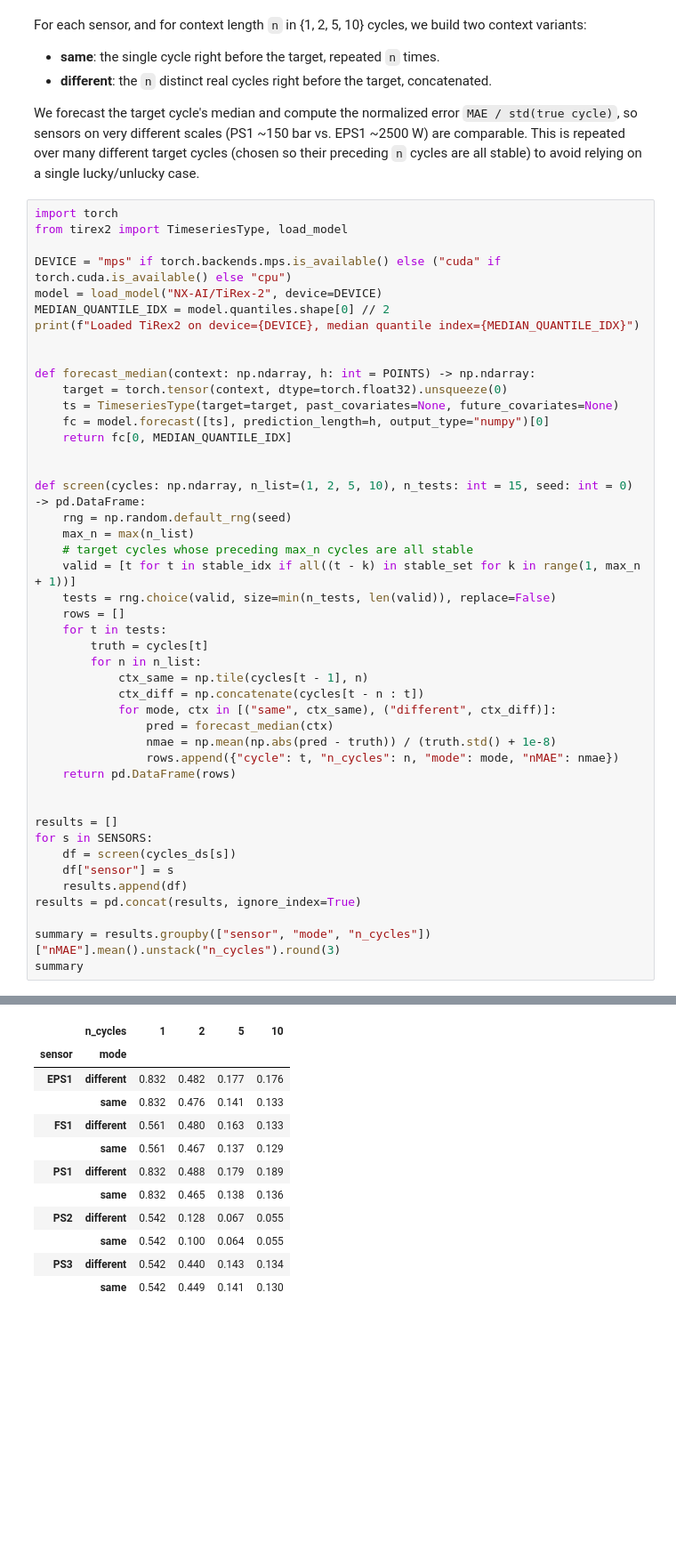
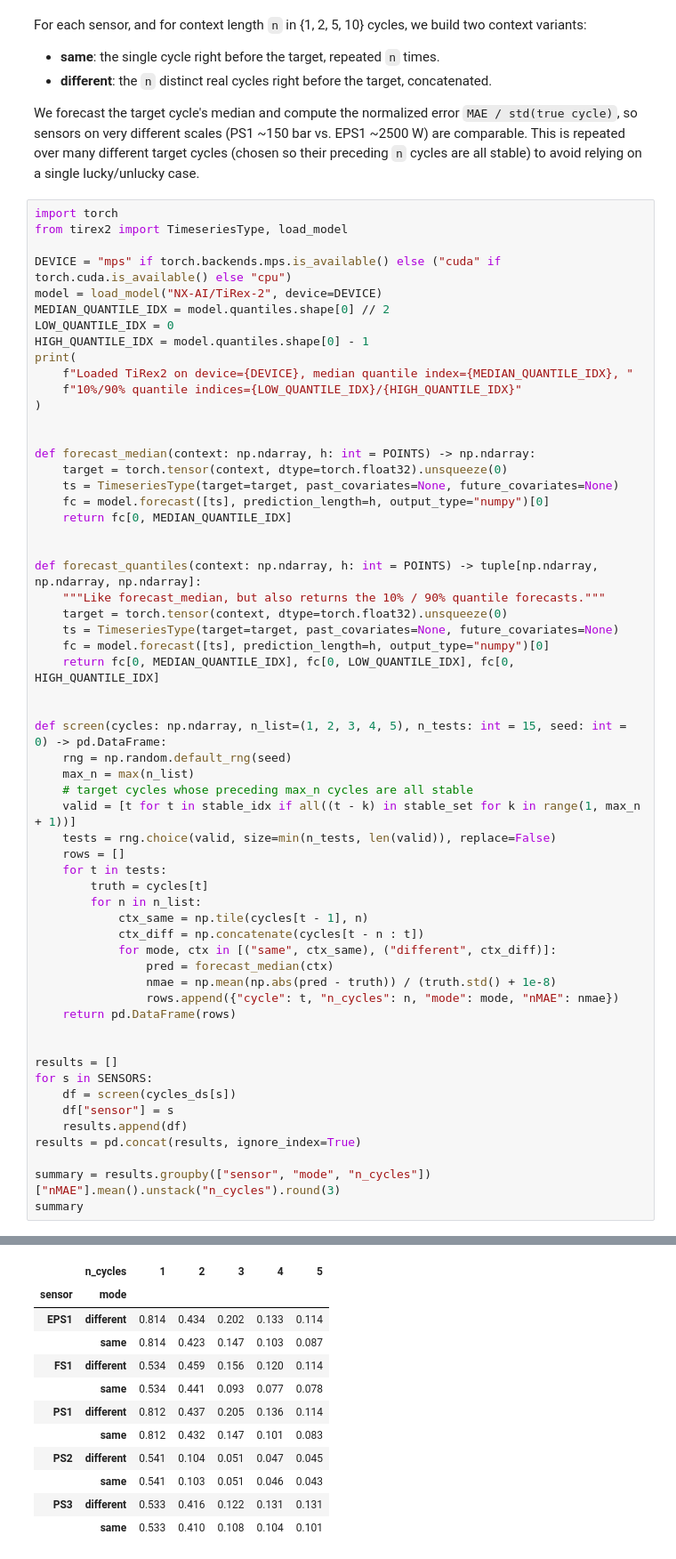
Before and after one commit to uruthia/tirex2_in-context, a Jupyter notebook: 03_sensor_screening.ipynb, the cells around one changed output, grey strips where cells are left out. Shown at 89% size. Drawn from its saved outputs; the diff is of its cells as text; blank space fills up the shorter version.

```diff
--- a/03_sensor_screening.ipynb
+++ b/03_sensor_screening.ipynb
@@ -100,7 +100,12 @@ from tirex2 import TimeseriesType, load_model
 DEVICE = "mps" if torch.backends.mps.is_available() else ("cuda" if torch.cuda.is_available() else "cpu")
 model = load_model("NX-AI/TiRex-2", device=DEVICE)
 MEDIAN_QUANTILE_IDX = model.quantiles.shape[0] // 2
-print(f"Loaded TiRex2 on device={DEVICE}, median quantile index={MEDIAN_QUANTILE_IDX}")
+LOW_QUANTILE_IDX = 0
+HIGH_QUANTILE_IDX = model.quantiles.shape[0] - 1
+print(
+    f"Loaded TiRex2 on device={DEVICE}, median quantile index={MEDIAN_QUANTILE_IDX}, "
+    f"10%/90% quantile indices={LOW_QUANTILE_IDX}/{HIGH_QUANTILE_IDX}"
+)
 
 
 def forecast_median(context: np.ndarray, h: int = POINTS) -> np.ndarray:
@@ -110,7 +115,15 @@ def forecast_median(context: np.ndarray, h: int = POINTS) -> np.ndarray:
     return fc[0, MEDIAN_QUANTILE_IDX]
 
 
-def screen(cycles: np.ndarray, n_list=(1, 2, 5, 10), n_tests: int = 15, seed: int = 0) -> pd.DataFrame:
+def forecast_quantiles(context: np.ndarray, h: int = POINTS) -> tuple[np.ndarray, np.ndarray, np.ndarray]:
+    """Like forecast_median, but also returns the 10% / 90% quantile forecasts."""
+    target = torch.tensor(context, dtype=torch.float32).unsqueeze(0)
+    ts = TimeseriesType(target=target, past_covariates=None, future_covariates=None)
+    fc = model.forecast([ts], prediction_length=h, output_type="numpy")[0]
+    return fc[0, MEDIAN_QUANTILE_IDX], fc[0, LOW_QUANTILE_IDX], fc[0, HIGH_QUANTILE_IDX]
+
+
+def screen(cycles: np.ndarray, n_list=(1, 2, 3, 4, 5), n_tests: int = 15, seed: int = 0) -> pd.DataFrame:
     rng = np.random.default_rng(seed)
     max_n = max(n_list)
     # target cycles whose preceding max_n cycles are all stable
@@ -143,15 +156,15 @@ Loaded TiRex2 on device=mps, median quantile index=4
-|  | n_cycles | 1 | 2 | 5 | 10 |
-| sensor | mode |  |  |  |  |
-| EPS1 | different | 0.832 | 0.482 | 0.177 | 0.176 |
-|  | same | 0.832 | 0.476 | 0.141 | 0.133 |
-| FS1 | different | 0.561 | 0.480 | 0.163 | 0.133 |
-|  | same | 0.561 | 0.467 | 0.137 | 0.129 |
-| PS1 | different | 0.832 | 0.488 | 0.179 | 0.189 |
-|  | same | 0.832 | 0.465 | 0.138 | 0.136 |
-| PS2 | different | 0.542 | 0.128 | 0.067 | 0.055 |
-|  | same | 0.542 | 0.100 | 0.064 | 0.055 |
-| PS3 | different | 0.542 | 0.440 | 0.143 | 0.134 |
-|  | same | 0.542 | 0.449 | 0.141 | 0.130 |
+|  | n_cycles | 1 | 2 | 3 | 4 | 5 |
+| sensor | mode |  |  |  |  |  |
+| EPS1 | different | 0.814 | 0.434 | 0.202 | 0.133 | 0.114 |
+|  | same | 0.814 | 0.423 | 0.147 | 0.103 | 0.087 |
+| FS1 | different | 0.534 | 0.459 | 0.156 | 0.120 | 0.114 |
+|  | same | 0.534 | 0.441 | 0.093 | 0.077 | 0.078 |
+| PS1 | different | 0.812 | 0.437 | 0.205 | 0.136 | 0.114 |
+|  | same | 0.812 | 0.432 | 0.147 | 0.101 | 0.083 |
+| PS2 | different | 0.541 | 0.104 | 0.051 | 0.047 | 0.045 |
+|  | same | 0.541 | 0.103 | 0.051 | 0.046 | 0.043 |
+| PS3 | different | 0.533 | 0.416 | 0.122 | 0.131 | 0.131 |
+|  | same | 0.533 | 0.410 | 0.108 | 0.104 | 0.101 |
 # %%
 fig, axes = plt.subplots(1, 2, figsize=(12, 4.5), sharey=True)
 for ax, mode in zip(axes, ["same", "different"]):
```
Also changed, not shown: parts of 4 cells of this notebook.
